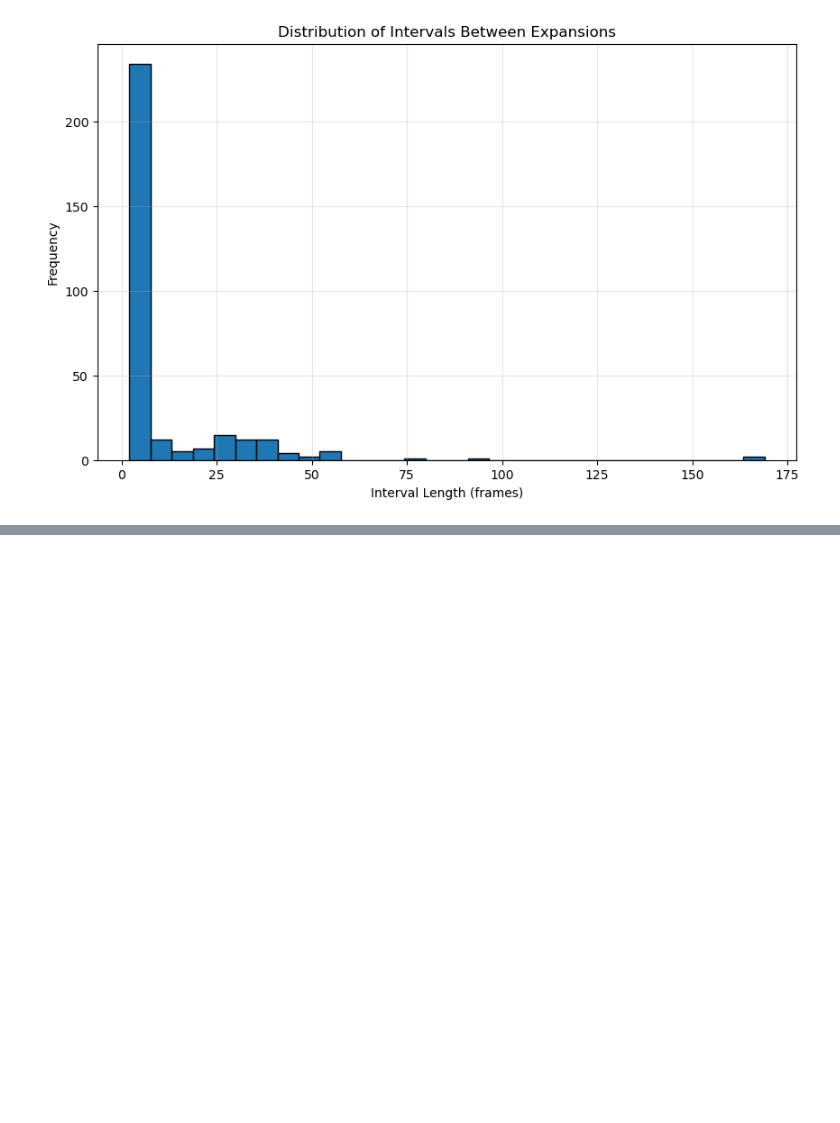
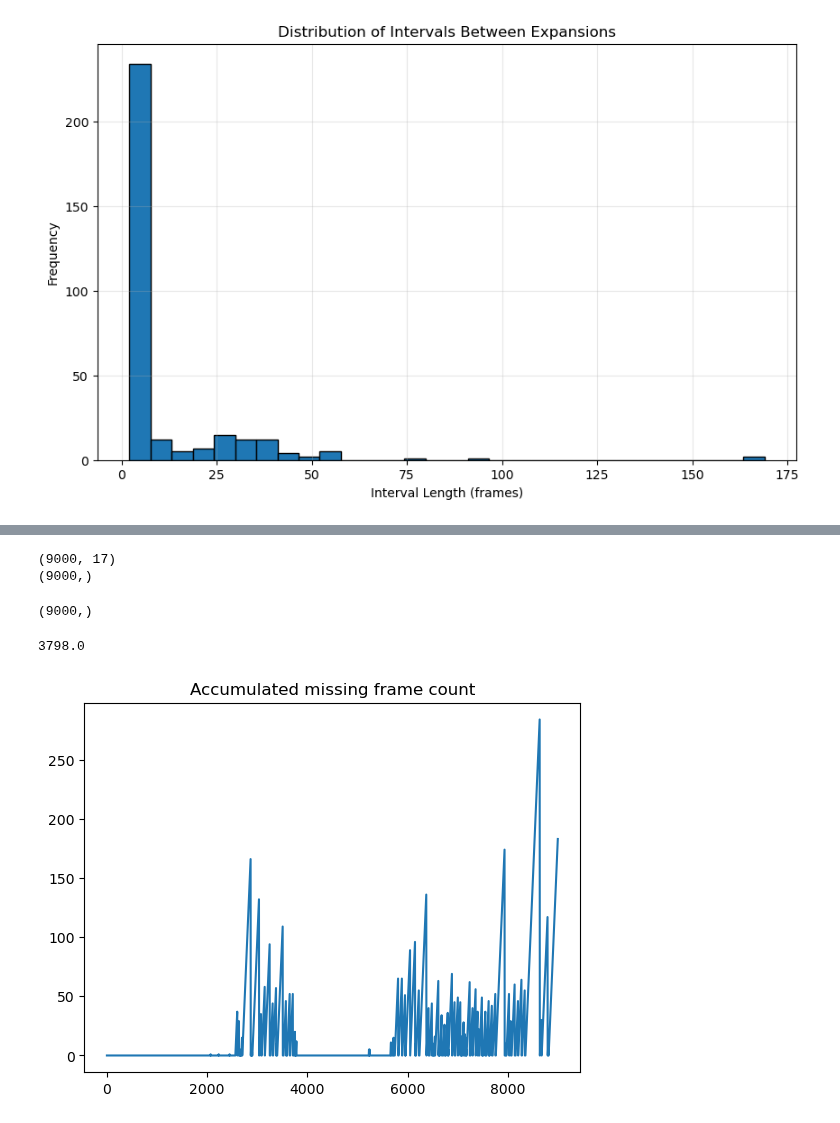
Before and after one commit to mingxiaowei/jelly-sleap, a Jupyter notebook: sleap/jelly/autoencoder/2min/data_augmentation.ipynb, the cells around one changed output, grey strips where cells are left out. Cells and saved outputs as stored; diff of their text form; code cells hidden in the pictures; blank space fills up the shorter version.

```diff
--- a/sleap/jelly/autoencoder/2min/data_augmentation.ipynb
+++ b/sleap/jelly/autoencoder/2min/data_augmentation.ipynb
@@ -87,0 +132,8 @@ plt.show()
+# %%
+all_radii = get_all_radii(tracked_points)
+print(all_radii.shape)
+avg_radii = np.mean(all_radii, axis=1)
+print(avg_radii.shape)
+# %% [output]
+(9000, 17)
+(9000,)
@@ -87,0 +173,7 @@ plt.show()
+# %%
+missing_mask = get_missing_mask(tracked_points)
+print(missing_mask.shape)
+missing_mask.sum()
+# %% [output]
+(9000,)
+3798.0
@@ -87,0 +186,13 @@ plt.show()
+# %%
+frame_cnt = missing_mask.shape[0]
+acc_missing_mask = np.zeros((frame_cnt,))
+for frame_idx in range(1, frame_cnt):
+    if missing_mask[frame_idx] == 0:
+        acc_missing_mask[frame_idx] = 0
+    else:
+        acc_missing_mask[frame_idx] = acc_missing_mask[frame_idx-1] + 1
+plt.plot(acc_missing_mask)
+plt.title('Accumulated missing frame count')
+plt.show()
+# %% [output]
+[figure, added]
```
Also changed, not shown: parts of 20 cells of this notebook, 1 other file.
